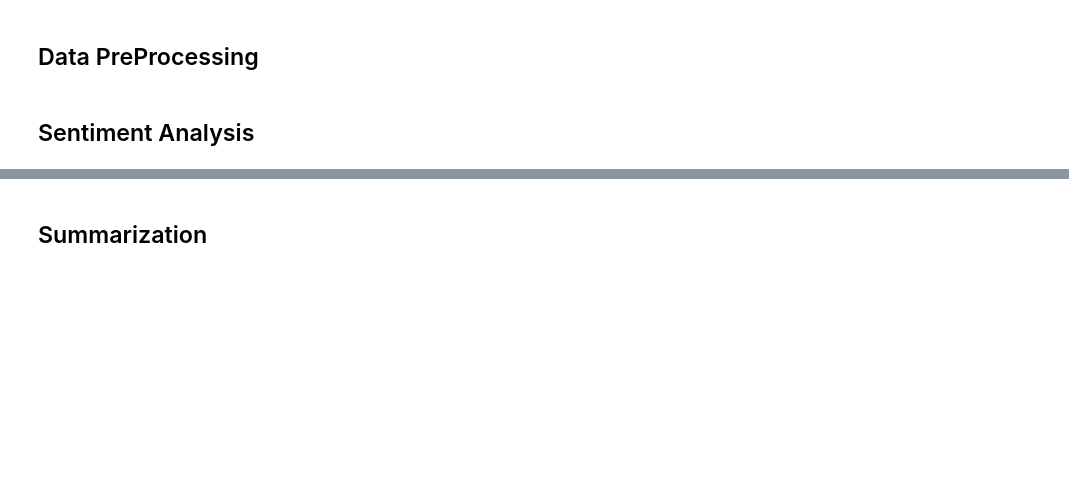
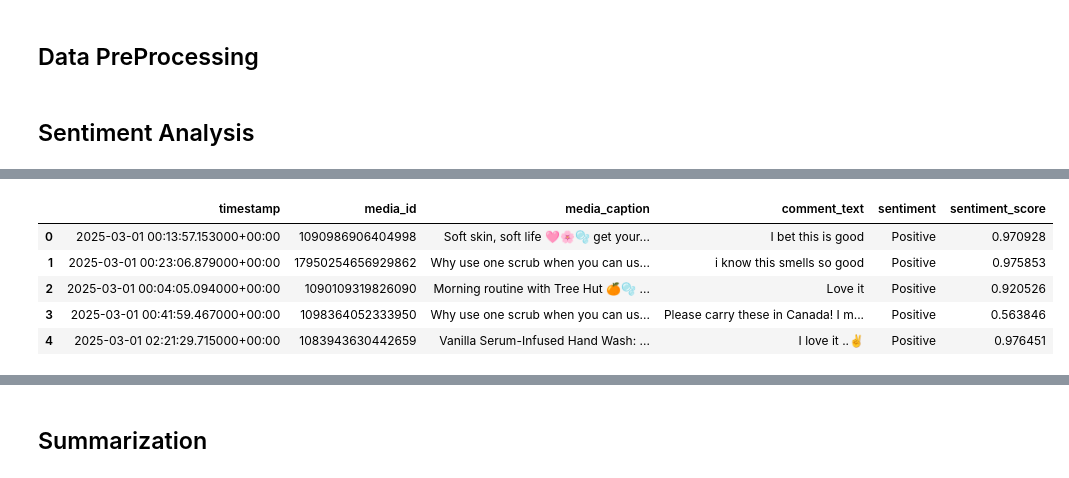
Before and after one commit to SRINIRAGZ/sentimentAnalysis, a Jupyter notebook: SentimentAnalysis.ipynb, the cells around one changed output, grey strips where cells are left out. Cells and saved outputs as stored; diff of their text form; code cells hidden in the pictures; blank space fills up the shorter version.

```diff
--- a/SentimentAnalysis.ipynb
+++ b/SentimentAnalysis.ipynb
@@ -39,0 +111,10 @@ ResultsFolder = './SentimentAnalysis/results/{filename}'
+# %%
+#model params
+MODEL = "cardiffnlp/twitter-roberta-base-sentiment"
+label_mapping = {'LABEL_0': 'Negative', 'LABEL_1': 'Neutral', 'LABEL_2': 'Positive'}
+# %%
+from transformers import pipeline, AutoTokenizer, AutoModelForSequenceClassification
+
+# Load sentiment analysis pipeline
+
+sentiment_classifier = pipeline("sentiment-analysis", model=MODEL)
@@ -39,0 +123,4 @@ ResultsFolder = './SentimentAnalysis/results/{filename}'
+# %%
+# Run sentiment analysis
+
+results = sentiment_classifier(list(df['comment_text']))
@@ -39,0 +152,12 @@ ResultsFolder = './SentimentAnalysis/results/{filename}'
+# %%
+#Rework on the dataframe with sentiment results
+df['sentiment'] = [label_mapping[result['label']] for result in results]
+df['sentiment_score'] = [result['score'] for result in results]
+df.head()
+# %% [output]
+|  | timestamp | media_id | media_caption | comment_text | sentiment | sentiment_score |
+| 0 | 2025-03-01 00:13:57.153000+00:00 | 1090986906404998 | Soft skin, soft life 🩷🌸🫧 get your... | I bet this is good | Positive | 0.970928 |
+| 1 | 2025-03-01 00:23:06.879000+00:00 | 17950254656929862 | Why use one scrub when you can us... | i know this smells so good | Positive | 0.975853 |
+| 2 | 2025-03-01 00:04:05.094000+00:00 | 1090109319826090 | Morning routine with Tree Hut 🍊🫧 ... | Love it | Positive | 0.920526 |
+| 3 | 2025-03-01 00:41:59.467000+00:00 | 1098364052333950 | Why use one scrub when you can us... | Please carry these in Canada! I m... | Positive | 0.563846 |
+| 4 | 2025-03-01 02:21:29.715000+00:00 | 1083943630442659 | Vanilla Serum-Infused Hand Wash: ... | I love it ..✌️ | Positive | 0.976451 |
```
Also changed, not shown: parts of 27 cells of this notebook.
